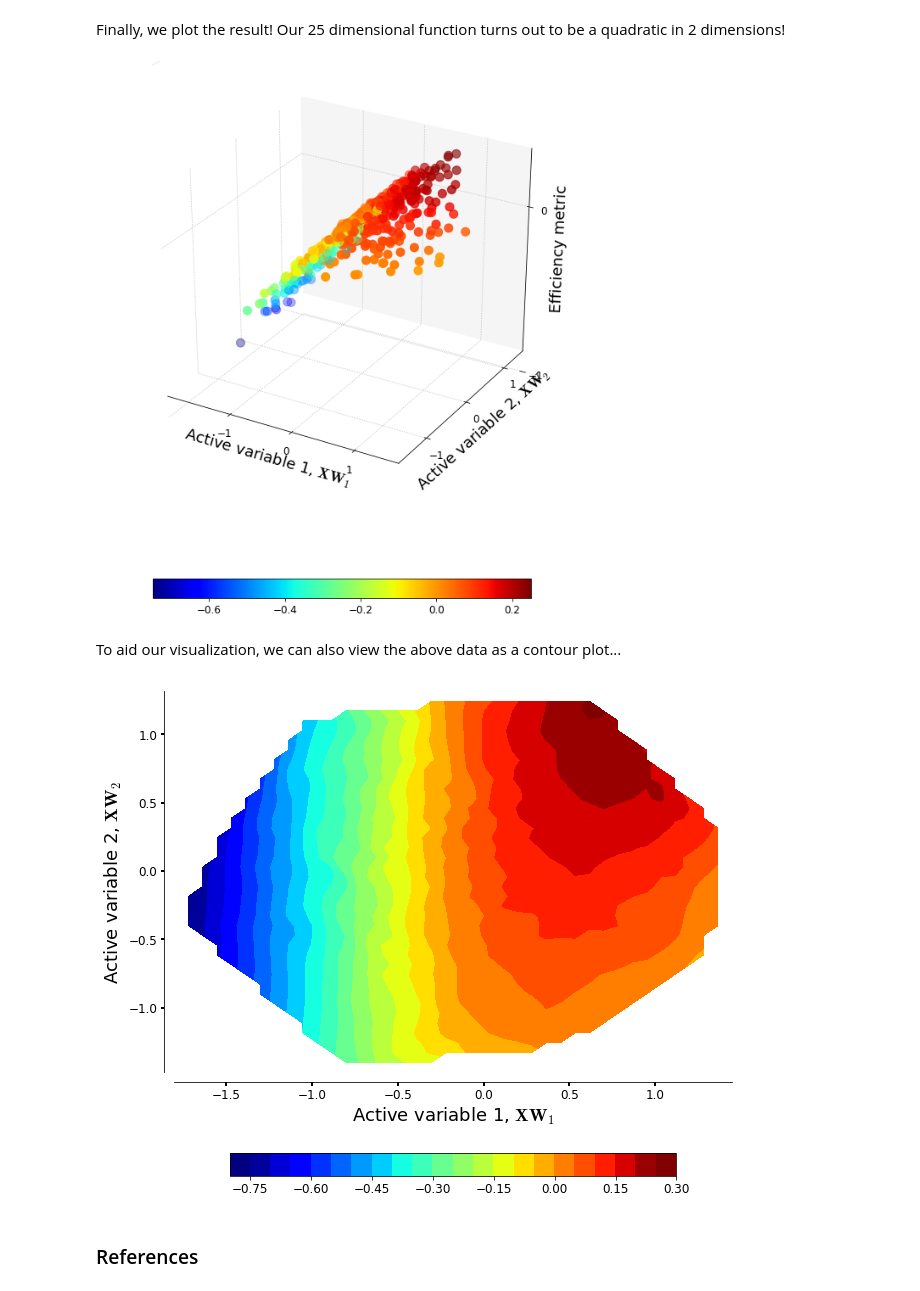
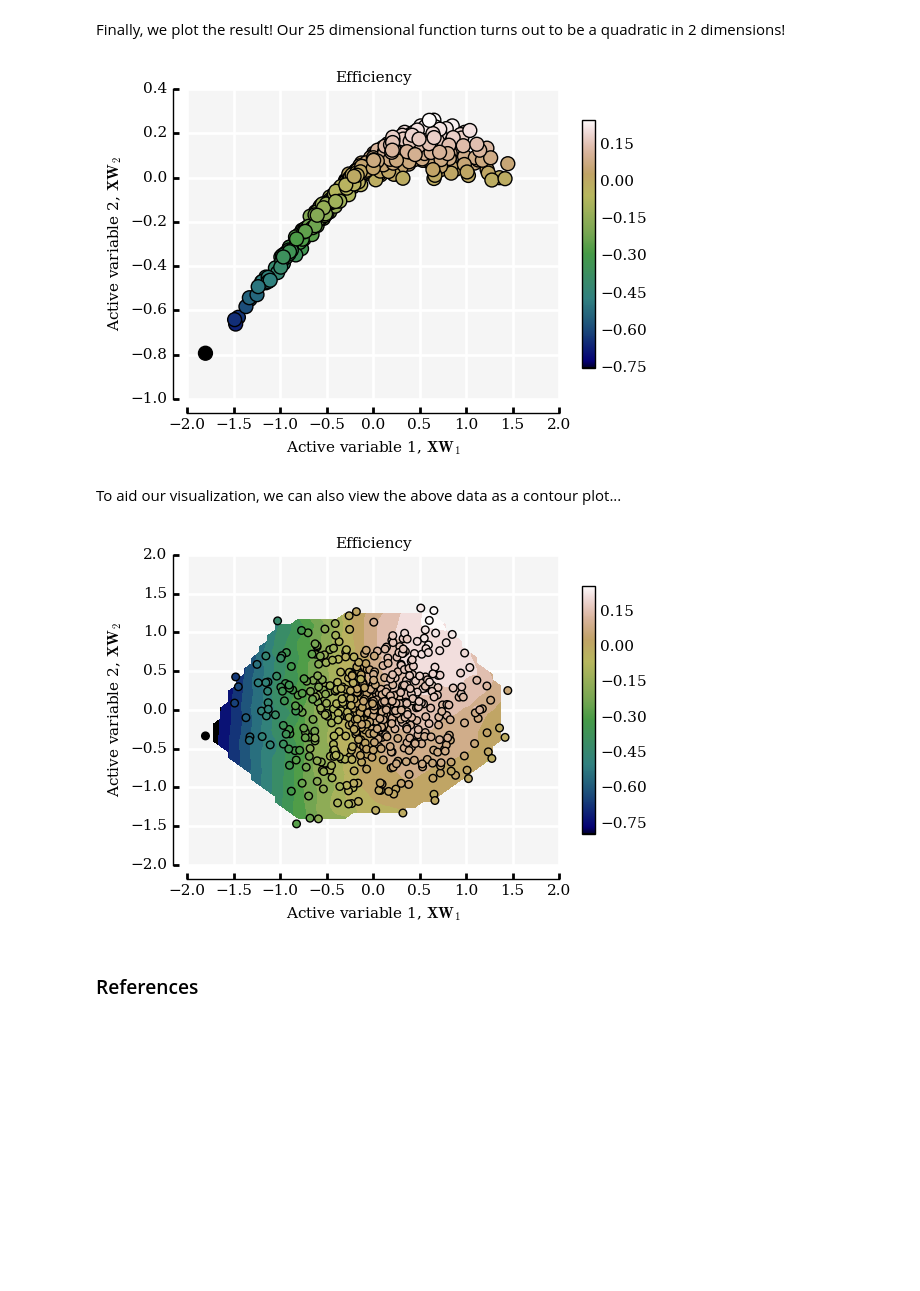
Before and after one commit to equadratures/equadratures, a Jupyter notebook: ipython-notebooks/blade_dimension_reduction.ipynb, the cells around one changed output. Drawn from its saved outputs; the diff is of its cells as text; code cells hidden in the pictures; blank space fills up the shorter version.

```diff
--- a/ipython-notebooks/blade_dimension_reduction.ipynb
+++ b/ipython-notebooks/blade_dimension_reduction.ipynb
@@ -12,4 +10,3 @@ Blades in modern jet engines are often parameterized with 200-300 design variabl
 # %%
-X = np.loadtxt('X.data')
-fX = np.loadtxt('Y.data')
-print np.min(fX), np.max(fX)
+X = np.loadtxt('X.dat')
+fX = np.loadtxt('Y.dat')
@@ -56,25 +52,19 @@ active2 = np.dot( X , W[:,1] )
 # %% [markdown]
 Finally, we plot the result! Our 25 dimensional function turns out to be a quadratic in 2 dimensions!
 # %%
-fig = plt.figure(figsize=(10,13))
-ax = fig.add_subplot(111, projection='3d')
+fig = plt.figure()
+ax = fig.add_subplot(111)
 ax.grid(True)
-cax = ax.scatter(active1, active2, fX, c=fX, marker='o', s=100, vmin=-0.75, vmax=0.25, cmap='jet')
-cbar = plt.colorbar(cax, extend='neither', spacing='proportional', orientation='horizontal', shrink=0.8)
-#cbar.ax.tick_params(labelsize=13)
-ax.w_xaxis.set_pane_color((1.0, 1.0, 1.0, 1.0))
-ax.w_zaxis.set_pane_color((1.0, 1.0, 1.0, 1.0))
-ax.w_yaxis.set_pane_color((0.961, 0.961, 0.961, 1.0))
-ax.set_zticks([-1, 0, 1])
-ax.set_yticks([-1, 0, 1])
-ax.set_xticks([-1, 0, 1])
+cax = ax.scatter(active1, fX, c=fX, marker='o', s=100, vmin=-0.75, vmax=0.25)
+cbar = plt.colorbar(cax, extend='neither', spacing='proportional', orientation='vertical', shrink=0.8)
 ax.set_xlabel('Active variable 1, $\mathbf{XW_{1}}$')
 ax.set_ylabel('Active variable 2, $\mathbf{XW_{2}}$')
-ax.set_zlabel('Efficiency metric')
-mpl.rcParams['lines.linewidth'] = 2
+plt.xlim([-2.0, 2.0])
+adjust_spines(ax, ['left', 'bottom'])
+ax.set_title('Efficiency')
 plt.show()
 # %% [output]
-[figure, old version]
+[figure, new version]
 # %% [markdown]
 To aid our visualization, we can also view the above data as a contour plot...
 # %%
@@ -87,17 +77,20 @@ def grid(x, y, z, resX=40, resY=40):
     return X, Y, Z
 
 X, Y, Z = grid(active1, active2, fX)
-fig = plt.figure(figsize=(10,10))
+fig = plt.figure()
 ax = fig.add_subplot(1,1,1)
-cax = plt.contourf(X, Y, Z, 20, vmin=-0.75, vmax=0.25, cmap='jet')
-cbar = plt.colorbar(cax, extend='neither', spacing='proportional', orientation='horizontal', shrink=0.8)
-adjust_spines(ax, ['left', 'bottom'])
+cax = plt.contourf(X, Y, Z, 20, vmin=-0.75, vmax=0.25)
+cax = ax.scatter(active1, active2,c=fX, marker='o', s=30)
+cbar = plt.colorbar(cax, extend='neither', spacing='proportional', orientation='vertical', shrink=0.8)
 ax.set_xlabel('Active variable 1, $\mathbf{XW_{1}}$')
 ax.set_ylabel('Active variable 2, $\mathbf{XW_{2}}$')
-ax.set_title('')
+plt.xlim([-2.0, 2.0])
+plt.ylim([-2.0, 2.0])
+adjust_spines(ax, ['left', 'bottom'])
+ax.set_title('Efficiency')
 plt.show()
 # %% [output]
-[figure, old version]
+[figure, new version]
 # %% [markdown]
 <h3> References </h3>
 # %% [markdown]
```
Also changed, not shown: parts of 4 cells of this notebook, 8 other files.
